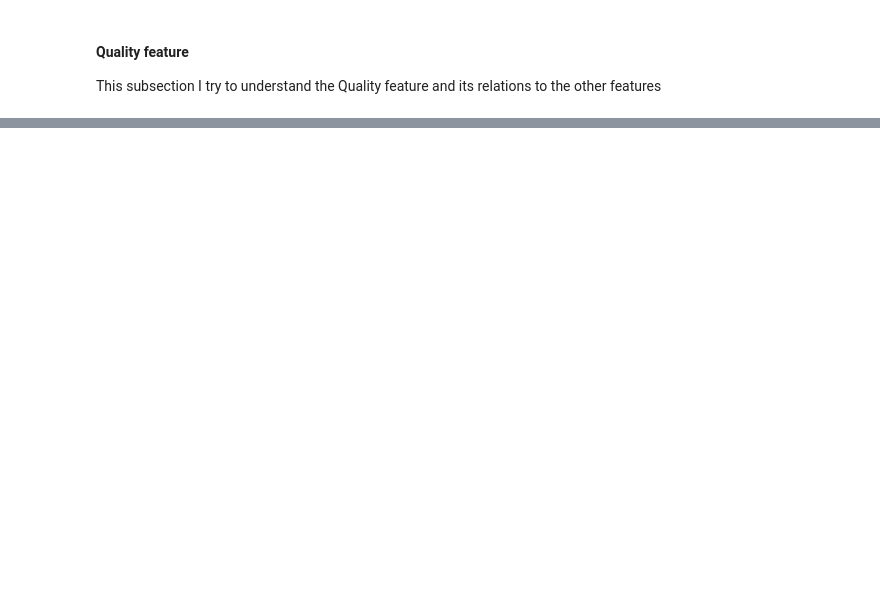
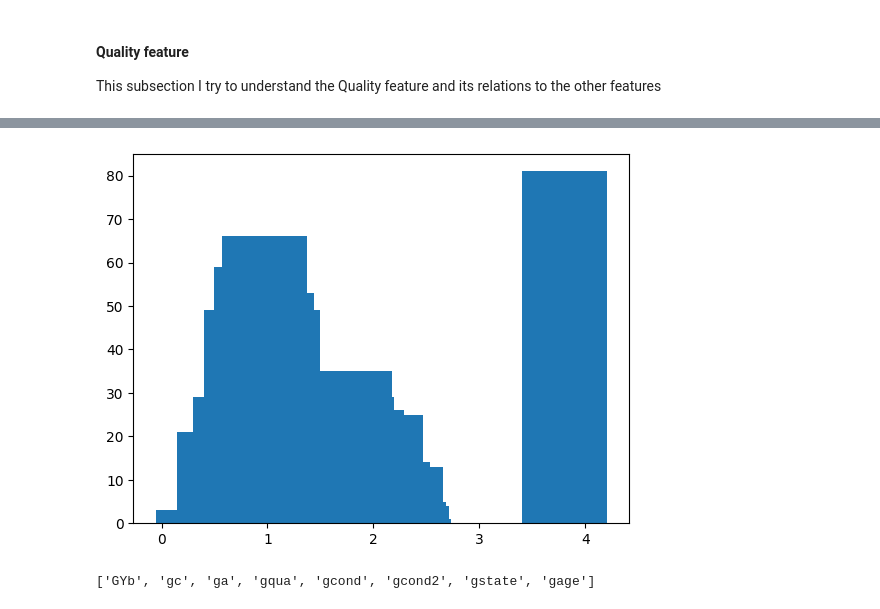
Before and after one commit to ayhem18/My_Kaggle_Repo, a Jupyter notebook: House_Prices/HP_2.ipynb, the cells around one changed output, grey strips where cells are left out. Drawn from its saved outputs; the diff is of its cells as text; code cells hidden in the pictures; blank space fills up the shorter version.

```diff
--- a/House_Prices/HP_2.ipynb
+++ b/House_Prices/HP_2.ipynb
@@ -866,0 +1036,14 @@ print(model_performance(X1, y1))
+# %%
+min_gyb = df[gyb].min()
+max_gyb = df[gyb].max()
+# there are two possible ways, either consider age divided by the number of garages
+# or consider the square root or log of the age
+gage = "gage"
+df[gage] = np.log(np.sqrt((max_gyb + 2) - df[gyb]))
+
+gage_counts = df[gage].value_counts()
+plt.bar(gage_counts.index.values, gage_counts.values)
+plt.show()
+# the gage feature is promising
+# %% [output]
+[figure, added]
@@ -867,5 +1053,9 @@ print(model_performance(X1, y1))
 # %%
 garage_cols = [col for col in df.columns if col.lower().startswith("g")]
+garage_cols.remove("GrLivArea")
+print(garage_cols )
+# %% [output]
+['GYb', 'gc', 'ga', 'gqua', 'gcond', 'gcond2', 'gstate', 'gage']
 # %%
 # let's consider the different relation between the two garage areas
 print(df[[ga, gc, Y]].corr())
```
Also changed, not shown: parts of 29 cells of this notebook.
